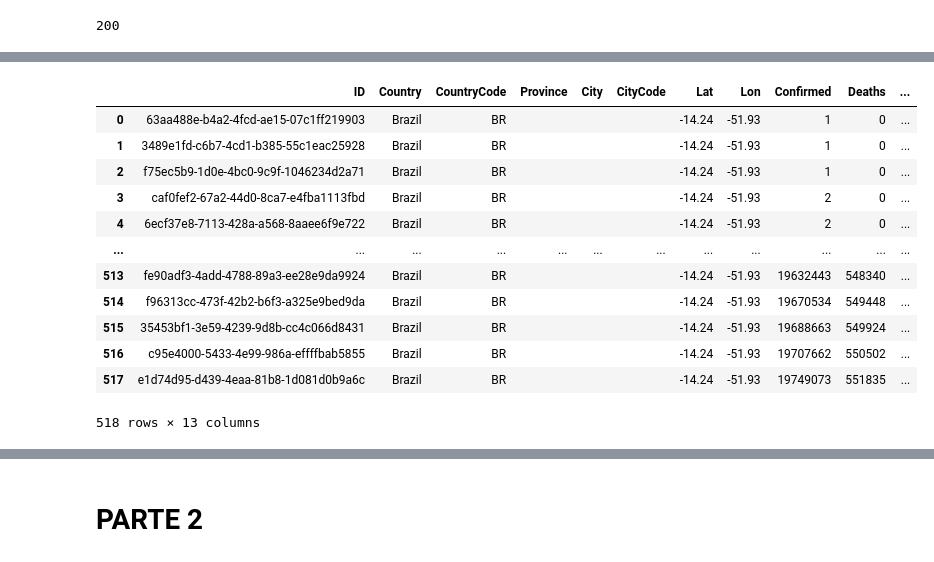
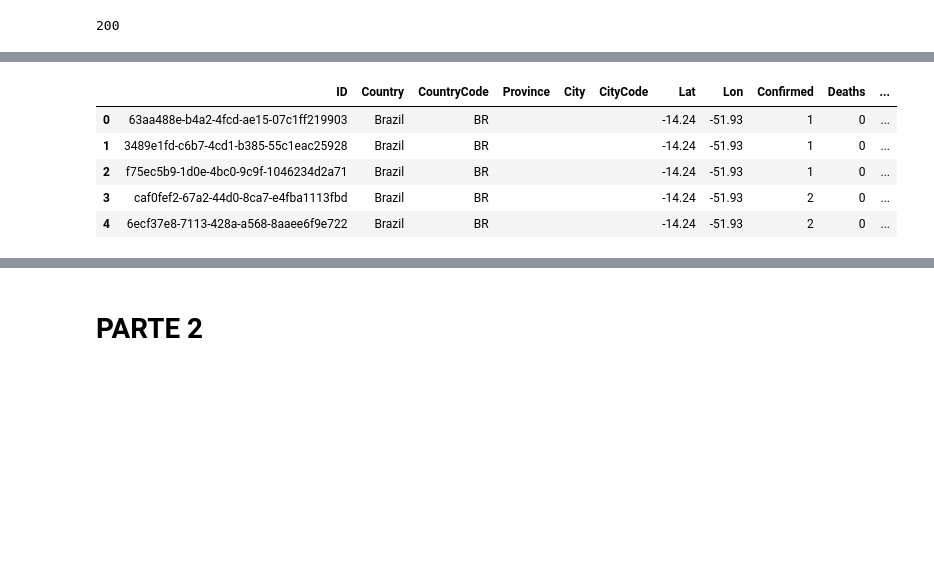
Before and after one commit to brunocs25/analise-covid, a Jupyter notebook: brcovid_pd.ipynb, the cells around one changed output, grey strips where cells are left out. Cells and saved outputs as stored; diff of their text form; code cells hidden in the pictures; blank space fills up the shorter version.

```diff
--- a/brcovid_pd.ipynb
+++ b/brcovid_pd.ipynb
@@ -37,21 +18,14 @@ raw_data
 # %%
 #Transformando o json em DataFrame e verificando como ele se comporta
 df = pd.DataFrame(raw_data)
-df
+df.head()
 # %% [output]
 |  | ID | Country | CountryCode | Province | City | CityCode | Lat | Lon | Confirmed | Deaths | ... |
 | 0 | 63aa488e-b4a2-4fcd-ae15-07c1ff219903 | Brazil | BR |  |  |  | -14.24 | -51.93 | 1 | 0 | ... |
 | 1 | 3489e1fd-c6b7-4cd1-b385-55c1eac25928 | Brazil | BR |  |  |  | -14.24 | -51.93 | 1 | 0 | ... |
 | 2 | f75ec5b9-1d0e-4bc0-9c9f-1046234d2a71 | Brazil | BR |  |  |  | -14.24 | -51.93 | 1 | 0 | ... |
 | 3 | caf0fef2-67a2-44d0-8ca7-e4fba1113fbd | Brazil | BR |  |  |  | -14.24 | -51.93 | 2 | 0 | ... |
 | 4 | 6ecf37e8-7113-428a-a568-8aaee6f9e722 | Brazil | BR |  |  |  | -14.24 | -51.93 | 2 | 0 | ... |
-| ... | ... | ... | ... | ... | ... | ... | ... | ... | ... | ... | ... |
-| 513 | fe90adf3-4add-4788-89a3-ee28e9da9924 | Brazil | BR |  |  |  | -14.24 | -51.93 | 19632443 | 548340 | ... |
-| 514 | f96313cc-473f-42b2-b6f3-a325e9bed9da | Brazil | BR |  |  |  | -14.24 | -51.93 | 19670534 | 549448 | ... |
-| 515 | 35453bf1-3e59-4239-9d8b-cc4c066d8431 | Brazil | BR |  |  |  | -14.24 | -51.93 | 19688663 | 549924 | ... |
-| 516 | c95e4000-5433-4e99-986a-effffbab5855 | Brazil | BR |  |  |  | -14.24 | -51.93 | 19707662 | 550502 | ... |
-| 517 | e1d74d95-d439-4eaa-81b8-1d081d0b9a6c | Brazil | BR |  |  |  | -14.24 | -51.93 | 19749073 | 551835 | ... |
-518 rows × 13 columns
 # %%
 #Mantendo somente as colunas importantes para a análise
 df = df[['Confirmed', 'Deaths', 'Recovered', 'Date']]
```
Also changed, not shown: parts of 2 cells of this notebook.
